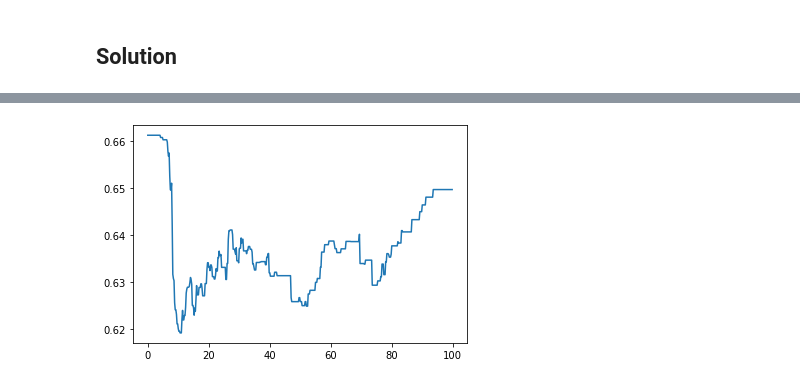
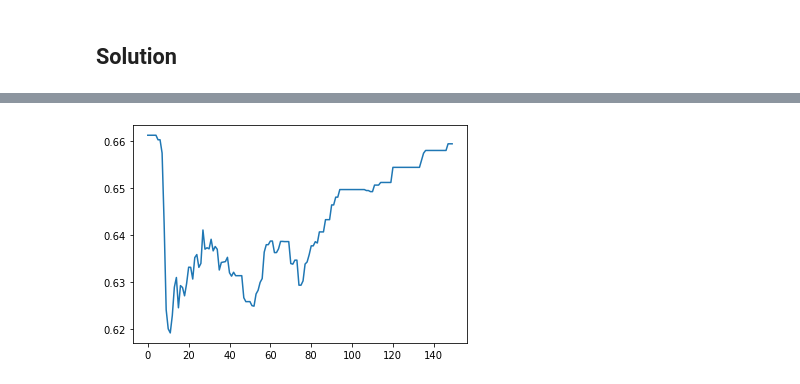
Before and after one commit to Jack-Lawton/python-resources, a Jupyter notebook: lessons/Decision Trees.ipynb, the cells around one changed output, grey strips where cells are left out. Cells and saved outputs as stored; diff of their text form; code cells hidden in the pictures.

```diff
--- a/lessons/Decision Trees.ipynb
+++ b/lessons/Decision Trees.ipynb
@@ -314,16 +283,16 @@ print(best_entropy_split_for_numeric(df, "Survived", "Fare"))
 # %%
 
-x = []
-y = []
+fare_splits = []
+entropies = []
 
-for i in range(0, 500, 1):
-    x.append(i/5)
-    y.append(entropy_system(
-            df[df["Fare"] > i/5]["Survived"],
-            df[df["Fare"] <= i/5]["Survived"]
+for fare in range(150):
+    fare_splits.append(fare)
+    entropies.append(entropy_system(
+            df[df["Fare"] > fare]["Survived"],
+            df[df["Fare"] <= fare]["Survived"]
         ))
 
-plt.plot(x,y)
+plt.plot(fare_splits,entropies)
 plt.show()
 # %% [output]
-[figure, old version]
+[figure, new version]
```
Also changed, not shown: parts of 10 cells of this notebook.
